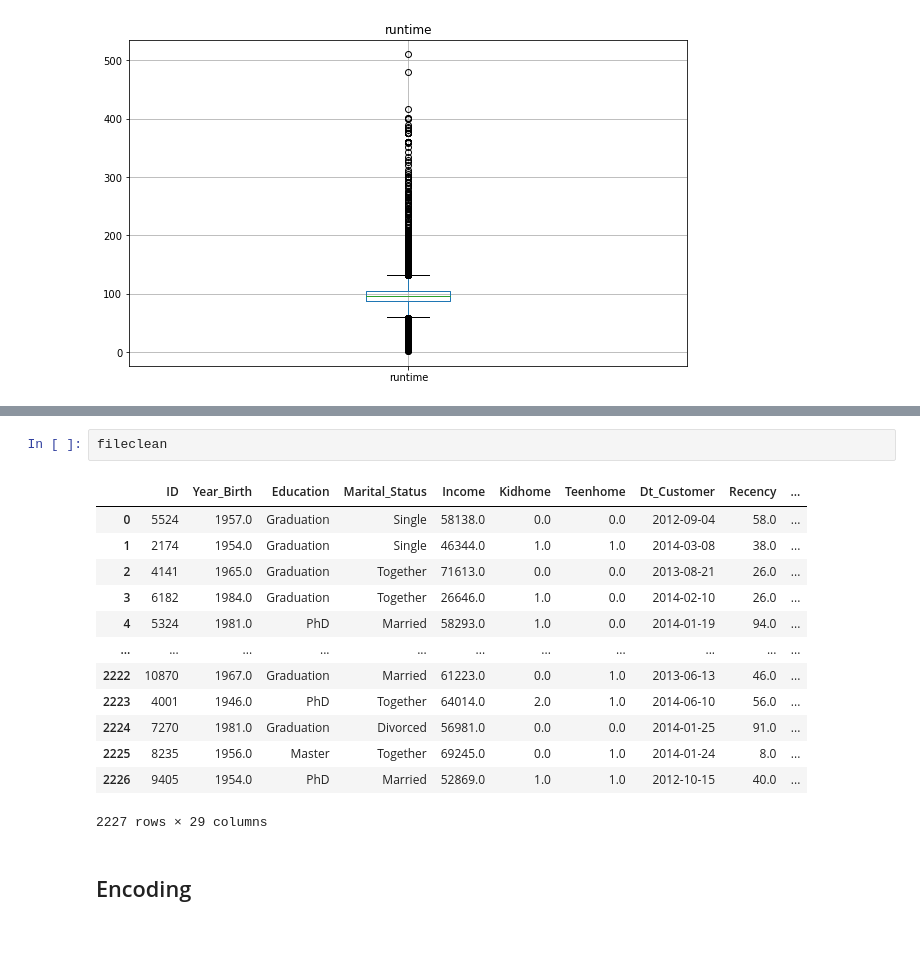
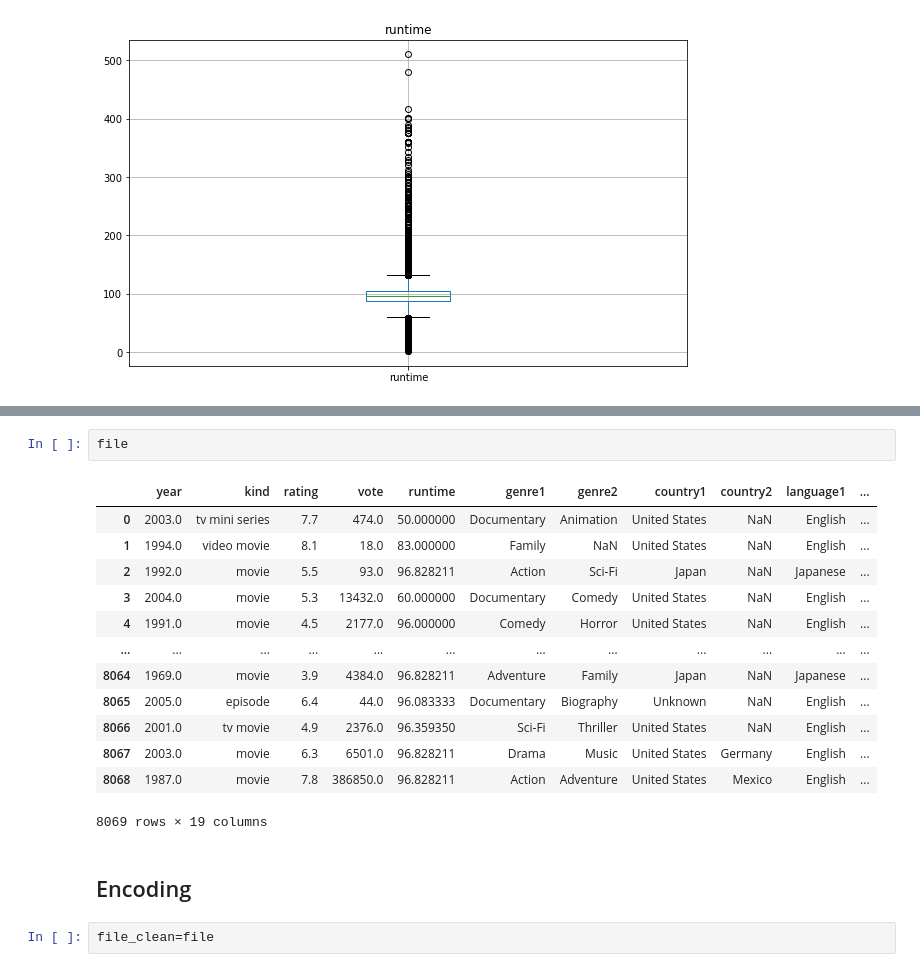
Before and after one commit to MichelBrunGit/Ironhack-DAFT-Project7-ML-Netflix, a Jupyter notebook: Project7-Netflix-DataCleaning.ipynb, the cells around one changed output, grey strips where cells are left out. Drawn from its saved outputs; the diff is of its cells as text; blank space fills up the shorter version.

Commit message:
cleaning

```diff
--- a/Project7-Netflix-DataCleaning.ipynb
+++ b/Project7-Netflix-DataCleaning.ipynb
@@ -589,18 +587,20 @@ SyntaxError: unmatched ')' (<ipython-input-354-bd5feab807fa>, line 2)
-# %%
-fileclean
-# %% [output]
-|  | ID | Year_Birth | Education | Marital_Status | Income | Kidhome | Teenhome | Dt_Customer | Recency | ... |
-| 0 | 5524 | 1957.0 | Graduation | Single | 58138.0 | 0.0 | 0.0 | 2012-09-04 | 58.0 | ... |
-| 1 | 2174 | 1954.0 | Graduation | Single | 46344.0 | 1.0 | 1.0 | 2014-03-08 | 38.0 | ... |
-| 2 | 4141 | 1965.0 | Graduation | Together | 71613.0 | 0.0 | 0.0 | 2013-08-21 | 26.0 | ... |
-| 3 | 6182 | 1984.0 | Graduation | Together | 26646.0 | 1.0 | 0.0 | 2014-02-10 | 26.0 | ... |
-| 4 | 5324 | 1981.0 | PhD | Married | 58293.0 | 1.0 | 0.0 | 2014-01-19 | 94.0 | ... |
-| ... | ... | ... | ... | ... | ... | ... | ... | ... | ... | ... |
-| 2222 | 10870 | 1967.0 | Graduation | Married | 61223.0 | 0.0 | 1.0 | 2013-06-13 | 46.0 | ... |
-| 2223 | 4001 | 1946.0 | PhD | Together | 64014.0 | 2.0 | 1.0 | 2014-06-10 | 56.0 | ... |
-| 2224 | 7270 | 1981.0 | Graduation | Divorced | 56981.0 | 0.0 | 0.0 | 2014-01-25 | 91.0 | ... |
-| 2225 | 8235 | 1956.0 | Master | Together | 69245.0 | 0.0 | 1.0 | 2014-01-24 | 8.0 | ... |
-| 2226 | 9405 | 1954.0 | PhD | Married | 52869.0 | 1.0 | 1.0 | 2012-10-15 | 40.0 | ... |
-2227 rows × 29 columns
+# %%
+file
+# %% [output]
+|  | year | kind | rating | vote | runtime | genre1 | genre2 | country1 | country2 | language1 | ... |
+| 0 | 2003.0 | tv mini series | 7.7 | 474.0 | 50.000000 | Documentary | Animation | United States | NaN | English | ... |
+| 1 | 1994.0 | video movie | 8.1 | 18.0 | 83.000000 | Family | NaN | United States | NaN | English | ... |
+| 2 | 1992.0 | movie | 5.5 | 93.0 | 96.828211 | Action | Sci-Fi | Japan | NaN | Japanese | ... |
+| 3 | 2004.0 | movie | 5.3 | 13432.0 | 60.000000 | Documentary | Comedy | United States | NaN | English | ... |
+| 4 | 1991.0 | movie | 4.5 | 2177.0 | 96.000000 | Comedy | Horror | United States | NaN | English | ... |
+| ... | ... | ... | ... | ... | ... | ... | ... | ... | ... | ... | ... |
+| 8064 | 1969.0 | movie | 3.9 | 4384.0 | 96.828211 | Adventure | Family | Japan | NaN | Japanese | ... |
+| 8065 | 2005.0 | episode | 6.4 | 44.0 | 96.083333 | Documentary | Biography | Unknown | NaN | English | ... |
+| 8066 | 2001.0 | tv movie | 4.9 | 2376.0 | 96.359350 | Sci-Fi | Thriller | United States | NaN | English | ... |
+| 8067 | 2003.0 | movie | 6.3 | 6501.0 | 96.828211 | Drama | Music | United States | Germany | English | ... |
+| 8068 | 1987.0 | movie | 7.8 | 386850.0 | 96.828211 | Action | Adventure | United States | Mexico | English | ... |
+8069 rows × 19 columns
 # %% [markdown]
 ## Encoding
+# %%
+file_clean=file
```
Also changed, not shown: parts of 41 cells of this notebook, 9 other files.
